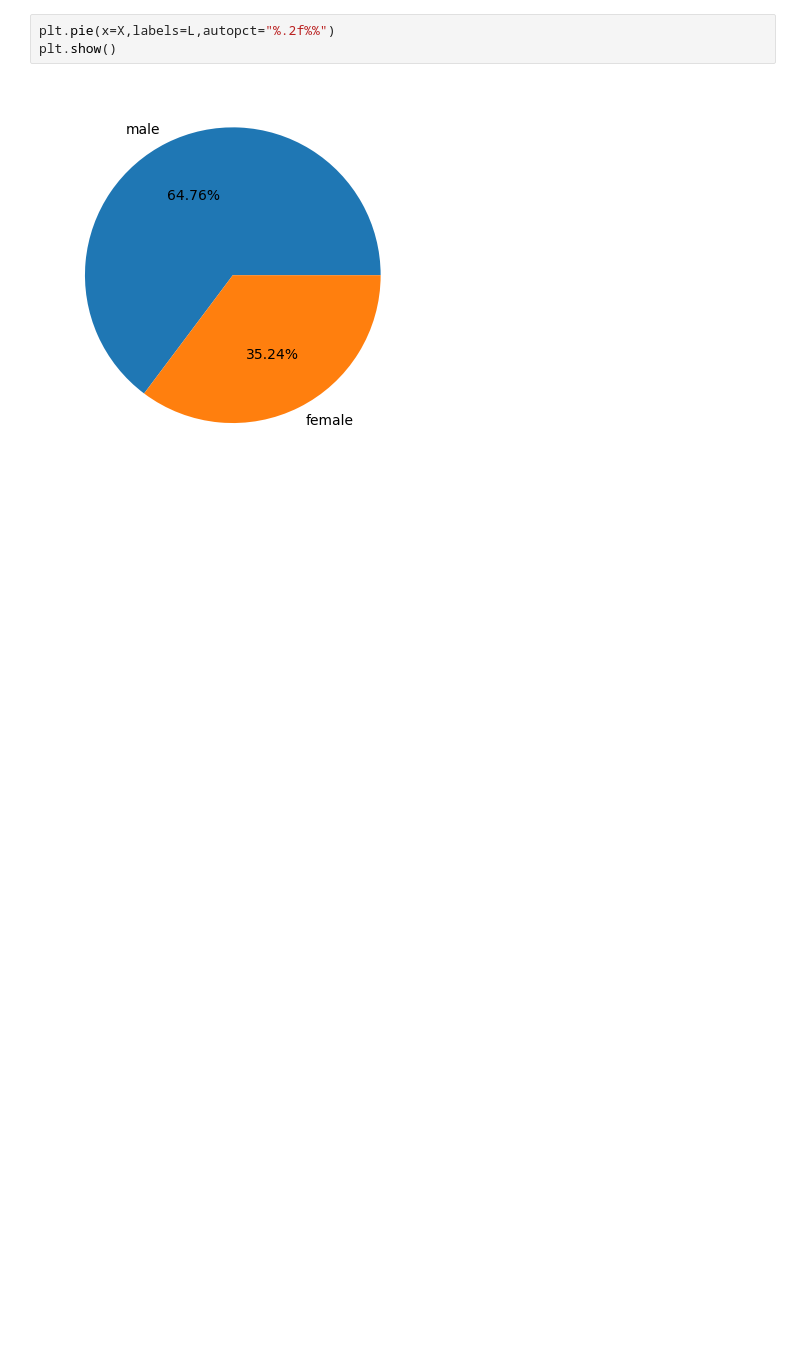
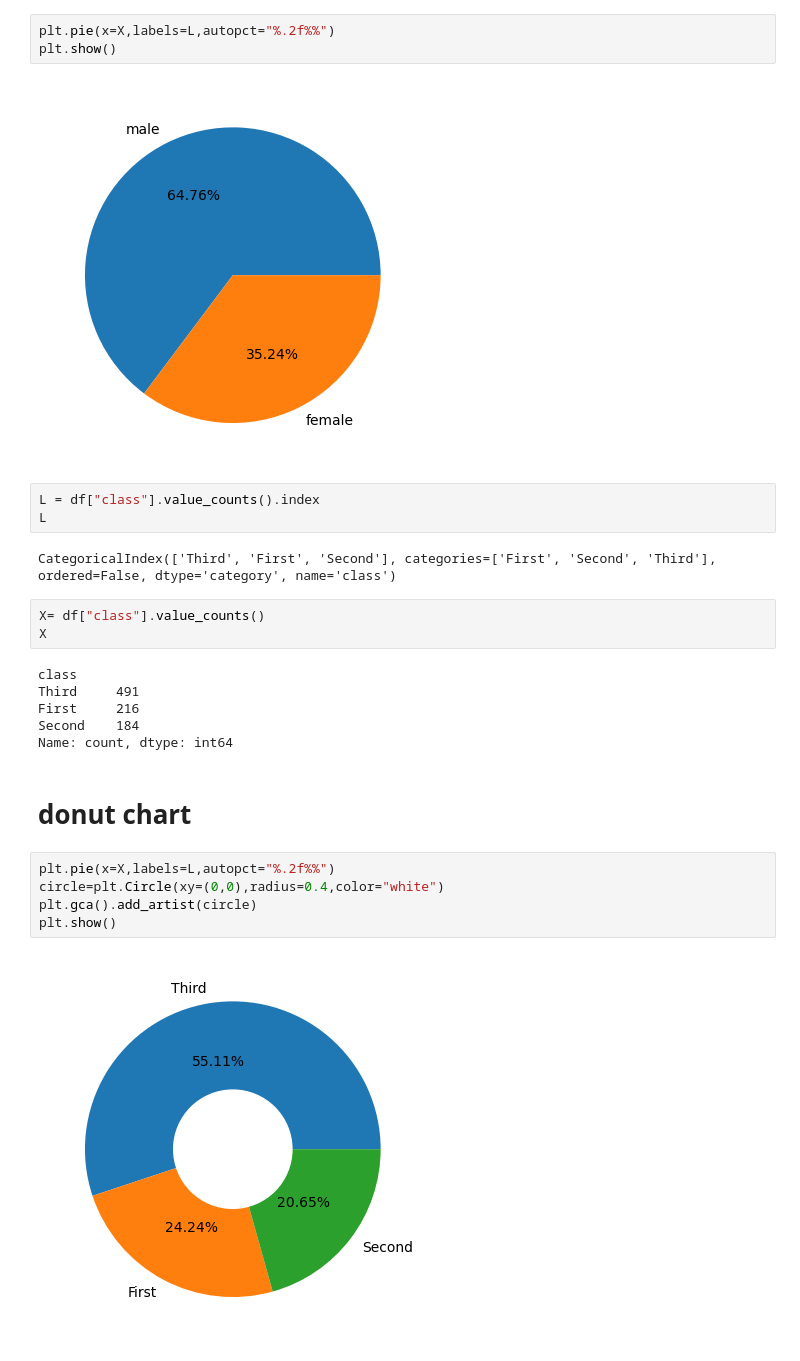
Before and after one commit to kamsaxel/Jupyter-Notebooks, a Jupyter notebook: matplotlib.ipynb, the cells around one changed output. Saved outputs shown, nothing was run; the diff lists cells and outputs as text; blank space fills up the shorter version.

```diff
--- a/matplotlib.ipynb
+++ b/matplotlib.ipynb
@@ -136,3 +145,26 @@ plt.pie(x=X,labels=L,autopct="%.2f%%")
 plt.show()
 # %% [output]
 [figure]
+# %%
+L = df["class"].value_counts().index
+L
+# %% [output]
+CategoricalIndex(['Third', 'First', 'Second'], categories=['First', 'Second', 'Third'], ordered=False, dtype='category', name='class')
+# %%
+X= df["class"].value_counts()
+X
+# %% [output]
+class
+Third     491
+First     216
+Second    184
+Name: count, dtype: int64
+# %% [markdown]
+# donut chart
+# %%
+plt.pie(x=X,labels=L,autopct="%.2f%%")
+circle=plt.Circle(xy=(0,0),radius=0.4,color="white")
+plt.gca().add_artist(circle)
+plt.show()
+# %% [output]
+[figure, added]
```
Also changed, not shown: parts of 22 cells of this notebook.
